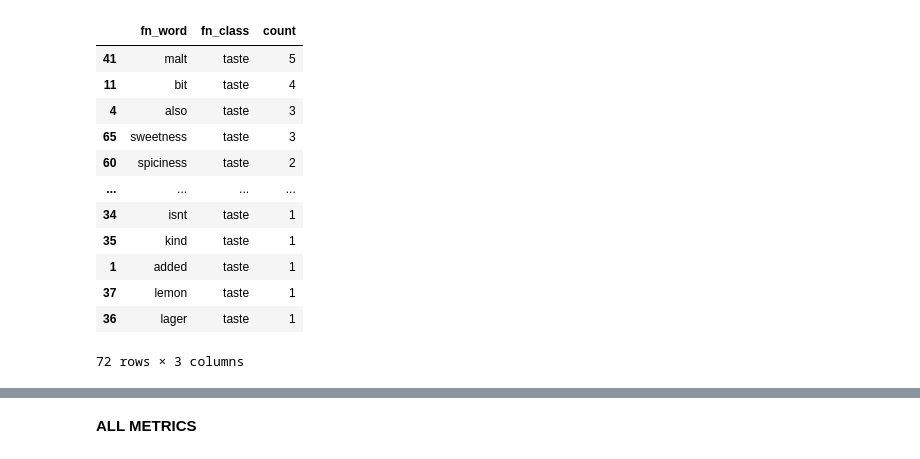
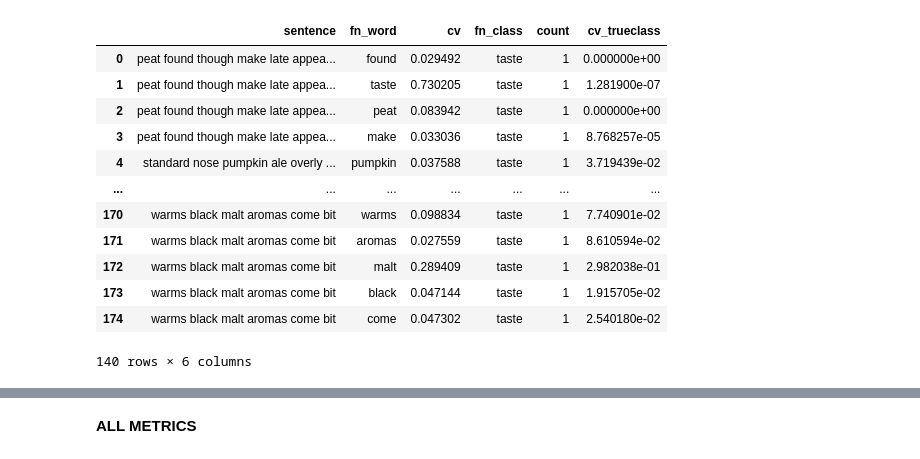
Before and after one commit to Vaiyani/Explainable-AI, a Jupyter notebook: implementation/Phase 3/Beer vs city review/Beer_wordcloud.ipynb, the cells around one changed output, grey strips where cells are left out. Cells and saved outputs as stored; diff of their text form; code cells hidden in the pictures.

```diff
--- a/implementation/Phase 3/Beer vs city review/Beer_wordcloud.ipynb
+++ b/implementation/Phase 3/Beer vs city review/Beer_wordcloud.ipynb
@@ -64,10 +64,15 @@ del text[-1]
 del labels[-1]
 X_train, X_val, y_train, y_val = train_test_split(text, labels, test_size=0.2)
 # %%
-def rename_labels(gold):
-    for i,label in enumerate(gold):
-        gold[i] = label.split()[0]
-#     return temp
+def retain_classes(text, labels, allowed_labels):
+  indexes = []
+  for c,value in enumerate(labels):
+    if value not in allowed_labels:
+      indexes.append(c)
+
+  for index in sorted(indexes, reverse=True):
+    del text[index]
+    del labels[index]
 
 
 def avg_important_word_number(samples, labels, vocab, threshold):
@@ -114,11 +119,12 @@ def __false_negative_words__(clf, categories, X_val, y_val, vocab):
                     insert = [X_val[i]]
                     insert.extend([top_word[0], top_word[1], predict[i], sentence.count(top_word[0])])
                     try:
-                        insert.append(class_vocab.loc[top_word[0], 'gv'])
+                        # insert.append(class_vocab.loc[top_word[0], 'gv'])
+                        insert.append(clf.cv(top_word[0].lower(), cat))
                     except KeyError:
                         insert.append("word not in vocab of "+ cat)
                     word.append(insert)
                     FN_word_sentence.append(insert)
                 FN[predict[i]].append(FN_word_sentence)
-        fn_word[cat] = (dict(FN),pd.DataFrame(word, columns =['sentence', 'fn_word', 'gv', 'fn_class', 'count', 'gv_trueclass']))
+        fn_word[cat] = (dict(FN),pd.DataFrame(word, columns =['sentence', 'fn_word', 'cv', 'fn_class', 'count', 'cv_trueclass']))
     return fn_word
@@ -234,21 +253,22 @@ fn_class = 'taste'
 ## word frequency in false_negative class ##
 a = fn_word[true_class][1]
 b = a[a.fn_class == fn_class].groupby(['fn_word','fn_class'], as_index=False).agg({'count': sum}).sort_values('count', ascending=False)
-b
-# %% [output]
-|  | fn_word | fn_class | count |
-| 41 | malt | taste | 5 |
-| 11 | bit | taste | 4 |
-| 4 | also | taste | 3 |
-| 65 | sweetness | taste | 3 |
-| 60 | spiciness | taste | 2 |
-| ... | ... | ... | ... |
-| 34 | isnt | taste | 1 |
-| 35 | kind | taste | 1 |
-| 1 | added | taste | 1 |
-| 37 | lemon | taste | 1 |
-| 36 | lager | taste | 1 |
-72 rows × 3 columns
+# %%
+a[a.fn_class == fn_class]
+# %% [output]
+|  | sentence | fn_word | cv | fn_class | count | cv_trueclass |
+| 0 | peat found though make late appea... | found | 0.029492 | taste | 1 | 0.000000e+00 |
+| 1 | peat found though make late appea... | taste | 0.730205 | taste | 1 | 1.281900e-07 |
+| 2 | peat found though make late appea... | peat | 0.083942 | taste | 1 | 0.000000e+00 |
+| 3 | peat found though make late appea... | make | 0.033036 | taste | 1 | 8.768257e-05 |
+| 4 | standard nose pumpkin ale overly ... | pumpkin | 0.037588 | taste | 1 | 3.719439e-02 |
+| ... | ... | ... | ... | ... | ... | ... |
+| 170 | warms black malt aromas come bit | warms | 0.098834 | taste | 1 | 7.740901e-02 |
+| 171 | warms black malt aromas come bit | aromas | 0.027559 | taste | 1 | 8.610594e-02 |
+| 172 | warms black malt aromas come bit | malt | 0.289409 | taste | 1 | 2.982038e-01 |
+| 173 | warms black malt aromas come bit | black | 0.047144 | taste | 1 | 1.915705e-02 |
+| 174 | warms black malt aromas come bit | come | 0.047302 | taste | 1 | 2.540180e-02 |
+140 rows × 6 columns
 # %%
 a[a.fn_class == fn_class].sentence.unique()
 # %% [output]
```
Also changed, not shown: parts of 14 cells of this notebook, 1 other file.
